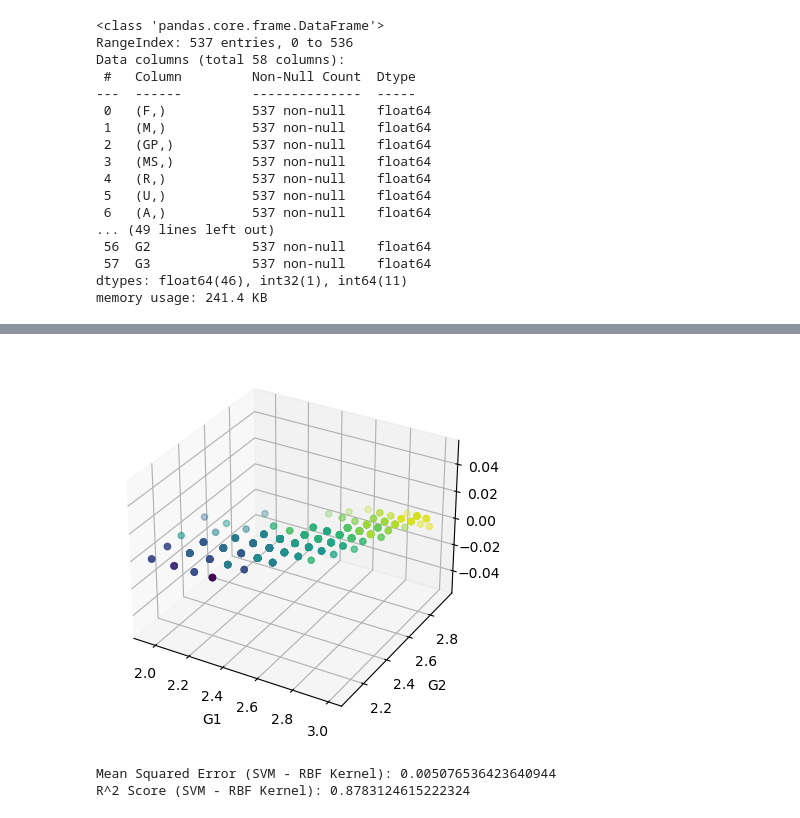
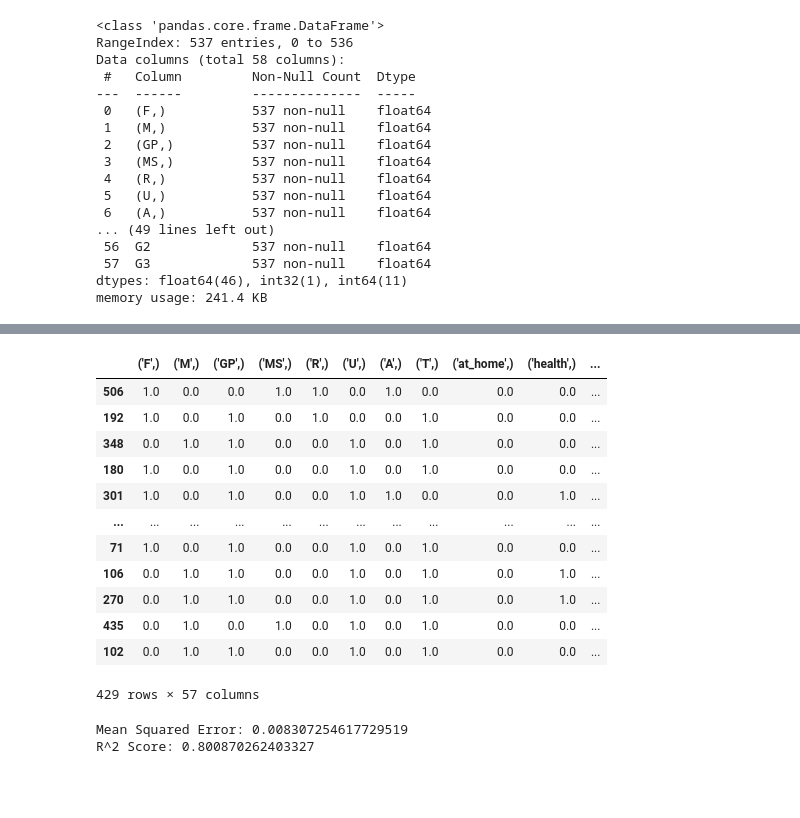
Before and after one commit to SalindaGunarathna/MachineLearnig_Project_Group95, a Jupyter notebook: project/student-por_final_DicitionTree.ipynb, the cells around one changed output, grey strips where cells are left out. Saved outputs shown, nothing was run; the diff lists cells and outputs as text; code cells hidden in the pictures; blank space fills up the shorter version.

```diff
--- a/project/DataSet_01_final_SVM.ipynb
+++ b/project/student-por_final_DicitionTree.ipynb
@@ -653,41 +656,50 @@ plt.show()
-# %%
-from mpl_toolkits.mplot3d import Axes3D
-fig = plt.figure()
-ax = fig.add_subplot(111, projection='3d')
-ax.scatter(df['G1'], df['G2'], c=df['G3'], cmap='viridis')
-ax.set_xlabel('G1')
-ax.set_ylabel('G2')
-
-plt.show()
-# %% [output]
-[figure, removed]
 # %%
 from sklearn.model_selection import train_test_split
-from sklearn.svm import SVR
-from sklearn.metrics import mean_squared_error, r2_score
+from sklearn.tree import DecisionTreeRegressor
+from sklearn.metrics import mean_squared_error
 
-# Assuming df_final is your DataFrame
+# Create a list of features in string format
 df_final.columns = df_final.columns.astype(str)
 
+# Create a list of original features without the target
 features = df_final.drop(columns=['G3'])
 target = df_final['G3']
 
+# Split the data into training and testing sets
 X_train, X_test, y_train, y_test = train_test_split(features, target, test_size=0.2, random_state=42)
-
-
-svm_regressor_rbf = SVR(kernel='linear')
-svm_regressor_rbf.fit(X_train, y_train)
-
-
-y_pred_svm_rbf = svm_regressor_rbf.predict(X_test)
-
-# Calculate mean squared error
-mse_svm_rbf = mean_squared_error(y_test, y_pred_svm_rbf)
-print("Mean Squared Error (SVM - RBF Kernel):", mse_svm_rbf)
-
-# Calculate R-squared
-r2_svm_rbf = r2_score(y_test, y_pred_svm_rbf)
-print(f"R^2 Score (SVM - RBF Kernel): {r2_svm_rbf}")
-# %% [output]
-Mean Squared Error (SVM - RBF Kernel): 0.005076536423640944
-R^2 Score (SVM - RBF Kernel): 0.8783124615222324
+# %%
+X_train
+# %% [output]
+|  | ('F',) | ('M',) | ('GP',) | ('MS',) | ('R',) | ('U',) | ('A',) | ('T',) | ('at_home',) | ('health',) | ... |
+| 506 | 1.0 | 0.0 | 0.0 | 1.0 | 1.0 | 0.0 | 1.0 | 0.0 | 0.0 | 0.0 | ... |
+| 192 | 1.0 | 0.0 | 1.0 | 0.0 | 1.0 | 0.0 | 0.0 | 1.0 | 0.0 | 0.0 | ... |
+| 348 | 0.0 | 1.0 | 1.0 | 0.0 | 0.0 | 1.0 | 0.0 | 1.0 | 0.0 | 0.0 | ... |
+| 180 | 1.0 | 0.0 | 1.0 | 0.0 | 0.0 | 1.0 | 0.0 | 1.0 | 0.0 | 0.0 | ... |
+| 301 | 1.0 | 0.0 | 1.0 | 0.0 | 0.0 | 1.0 | 1.0 | 0.0 | 0.0 | 1.0 | ... |
+| ... | ... | ... | ... | ... | ... | ... | ... | ... | ... | ... | ... |
+| 71 | 1.0 | 0.0 | 1.0 | 0.0 | 0.0 | 1.0 | 0.0 | 1.0 | 0.0 | 0.0 | ... |
+| 106 | 0.0 | 1.0 | 1.0 | 0.0 | 0.0 | 1.0 | 0.0 | 1.0 | 0.0 | 1.0 | ... |
+| 270 | 0.0 | 1.0 | 1.0 | 0.0 | 0.0 | 1.0 | 0.0 | 1.0 | 0.0 | 1.0 | ... |
+| 435 | 0.0 | 1.0 | 0.0 | 1.0 | 0.0 | 1.0 | 0.0 | 1.0 | 0.0 | 0.0 | ... |
+| 102 | 0.0 | 1.0 | 1.0 | 0.0 | 0.0 | 1.0 | 0.0 | 1.0 | 0.0 | 0.0 | ... |
+429 rows × 57 columns
+# %%
+# Create a decision tree regressor
+tree_model = DecisionTreeRegressor(random_state=42)
+
+tree_model.fit(X_train, y_train)
+
+# Make predictions on the test set
+y_pred = tree_model.predict(X_test)
+
+# Calculate the mean squared error of your predictions
+mse = mean_squared_error(y_test, y_pred)
+print("Mean Squared Error:", mse)
+
+from sklearn.metrics import r2_score
+
+r2 = r2_score(y_test, y_pred)
+print(f"R^2 Score: {r2}")
+# %% [output]
+Mean Squared Error: 0.008307254617729519
+R^2 Score: 0.800870262403327
```
Also changed, not shown: parts of 24 cells of this notebook, 7 other files.
